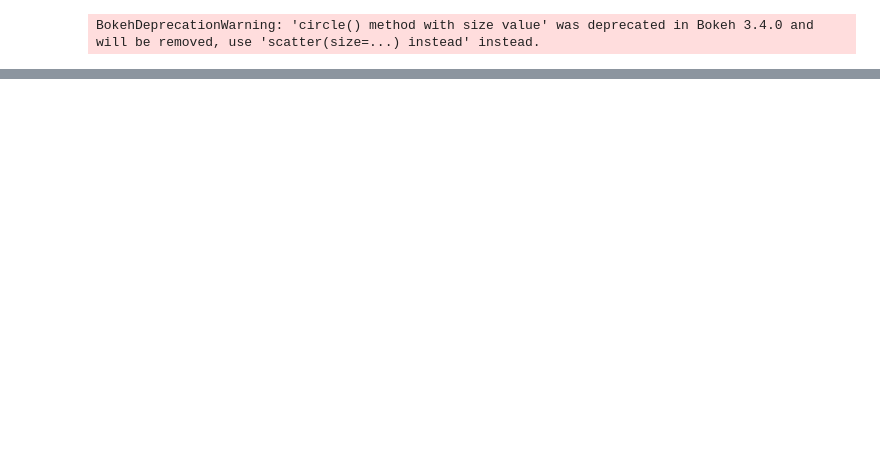
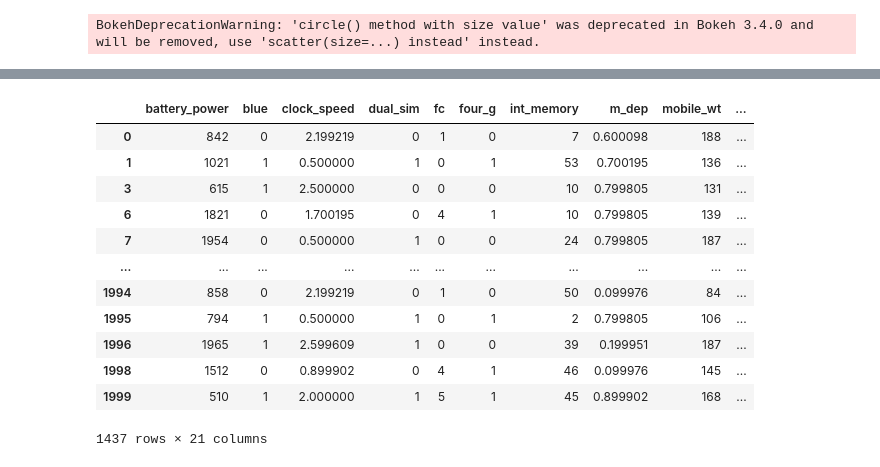
Before and after one commit to d1alekt1k8/rep_iis_lab1, a Jupyter notebook: eda/eda.ipynb, the cells around one changed output, grey strips where cells are left out. Saved outputs shown, nothing was run; the diff lists cells and outputs as text; code cells hidden in the pictures; blank space fills up the shorter version.

```diff
--- a/eda/eda.ipynb
+++ b/eda/eda.ipynb
@@ -387,0 +370,16 @@ df.to_pickle('../data/clean_data.pkl')
+# %%
+df
+# %% [output]
+|  | battery_power | blue | clock_speed | dual_sim | fc | four_g | int_memory | m_dep | mobile_wt | ... |
+| 0 | 842 | 0 | 2.199219 | 0 | 1 | 0 | 7 | 0.600098 | 188 | ... |
+| 1 | 1021 | 1 | 0.500000 | 1 | 0 | 1 | 53 | 0.700195 | 136 | ... |
+| 3 | 615 | 1 | 2.500000 | 0 | 0 | 0 | 10 | 0.799805 | 131 | ... |
+| 6 | 1821 | 0 | 1.700195 | 0 | 4 | 1 | 10 | 0.799805 | 139 | ... |
+| 7 | 1954 | 0 | 0.500000 | 1 | 0 | 0 | 24 | 0.799805 | 187 | ... |
+| ... | ... | ... | ... | ... | ... | ... | ... | ... | ... | ... |
+| 1994 | 858 | 0 | 2.199219 | 0 | 1 | 0 | 50 | 0.099976 | 84 | ... |
+| 1995 | 794 | 1 | 0.500000 | 1 | 0 | 1 | 2 | 0.799805 | 106 | ... |
+| 1996 | 1965 | 1 | 2.599609 | 1 | 0 | 0 | 39 | 0.199951 | 187 | ... |
+| 1998 | 1512 | 0 | 0.899902 | 0 | 4 | 1 | 46 | 0.099976 | 145 | ... |
+| 1999 | 510 | 1 | 2.000000 | 1 | 5 | 1 | 45 | 0.899902 | 168 | ... |
+1437 rows × 21 columns
```
Also changed, not shown: parts of 5 cells of this notebook, 7 other files.
